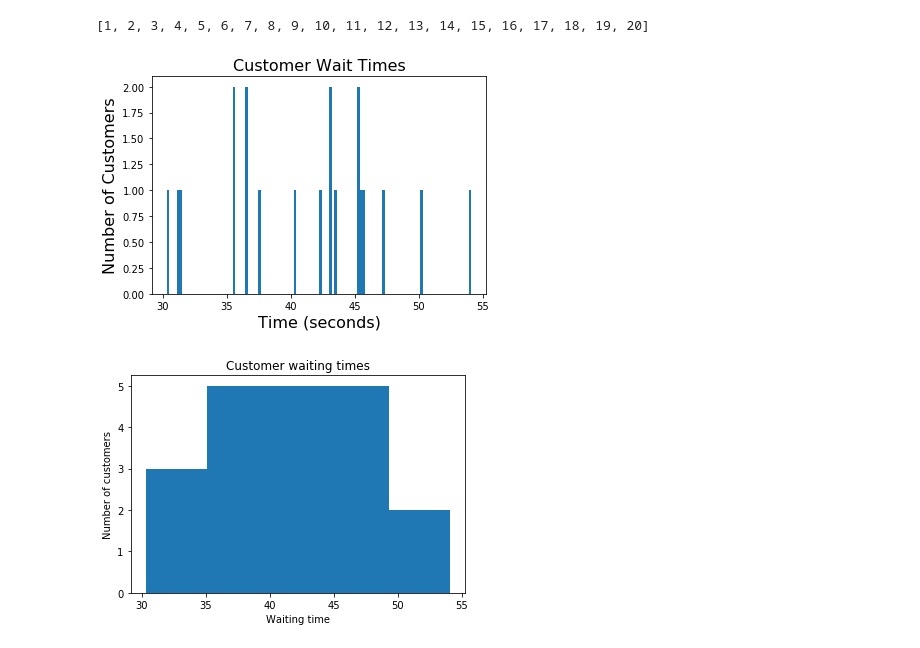
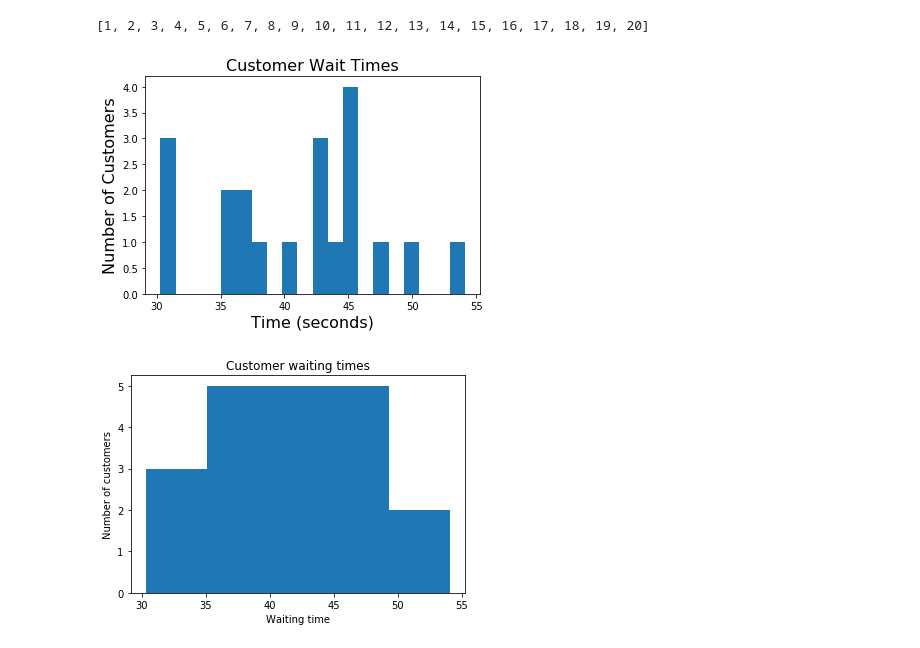
Before and after one commit to nabilabbas250/dsc-data-viz-lab-nyc-ds-071519, a Jupyter notebook: index.ipynb, the cells around one changed output. Cells and saved outputs as stored; diff of their text form; code cells hidden in the pictures.

```diff
--- a/index.ipynb
+++ b/index.ipynb
@@ -124,18 +124,18 @@ list(range(1, len(y)+1))
 # %%
 x = [43.1, 35.6, 37.5, 36.5, 45.3, 43.4, 40.3, 50.2, 47.3, 31.2, 42.2, 45.5, 30.3, 31.4, 35.6, 45.2, 54.1, 45.6, 36.5, 43.1]
 #y = list(range(1, len(y)+1))
 plt.xlabel('Time (seconds)', fontsize = 16)
 plt.ylabel('Number of Customers', fontsize = 16)
 plt.title('Customer Wait Times', fontsize = 16)
-plt.hist(x, bins = 120)
+plt.hist(x, bins = 20)
 num_bins = 5
 #n, bins, patches = plt.hist(x, num_bins, facecolor='blue', alpha=0.5)
 #plt.yticks(np.arange(min(x), max(x)+1, 1.0))
 plt.show()
 
 #plt.hist(x, y, bins = )
 # %% [output]
-[figure, old version]
+[figure, new version]
 # %%
 x =
 
```
